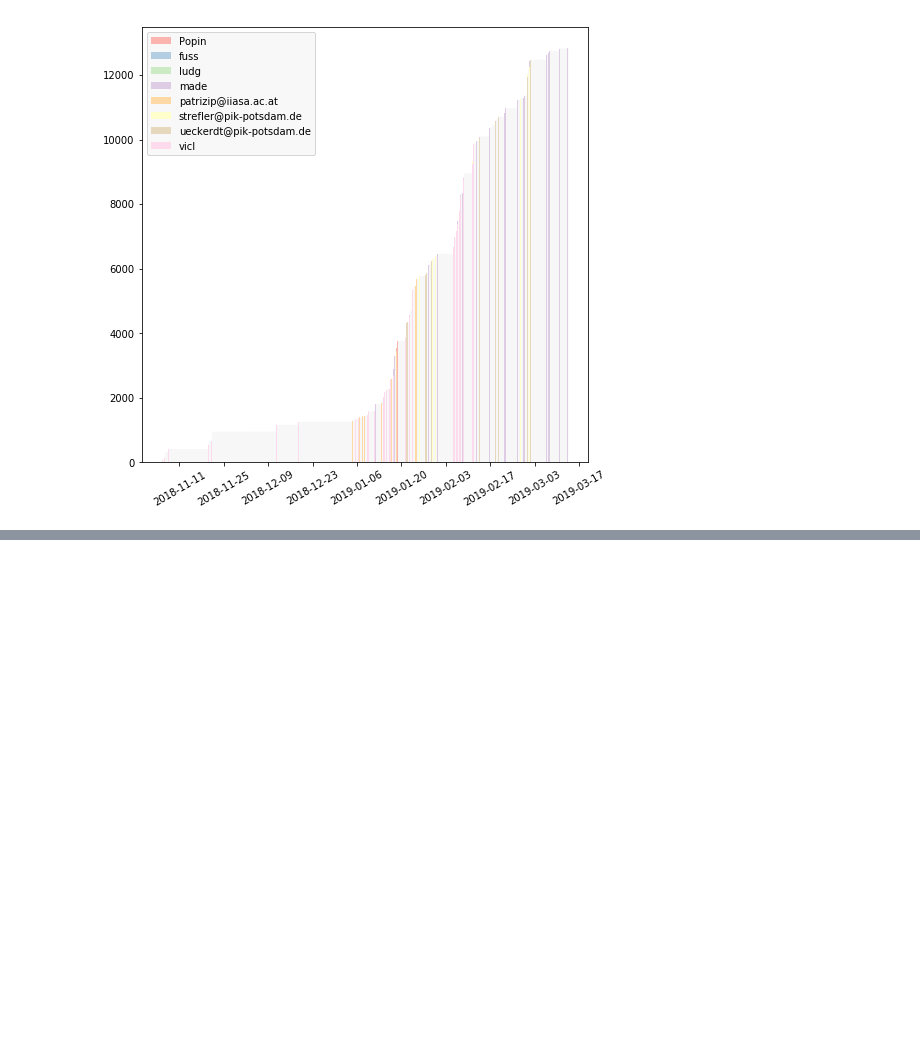
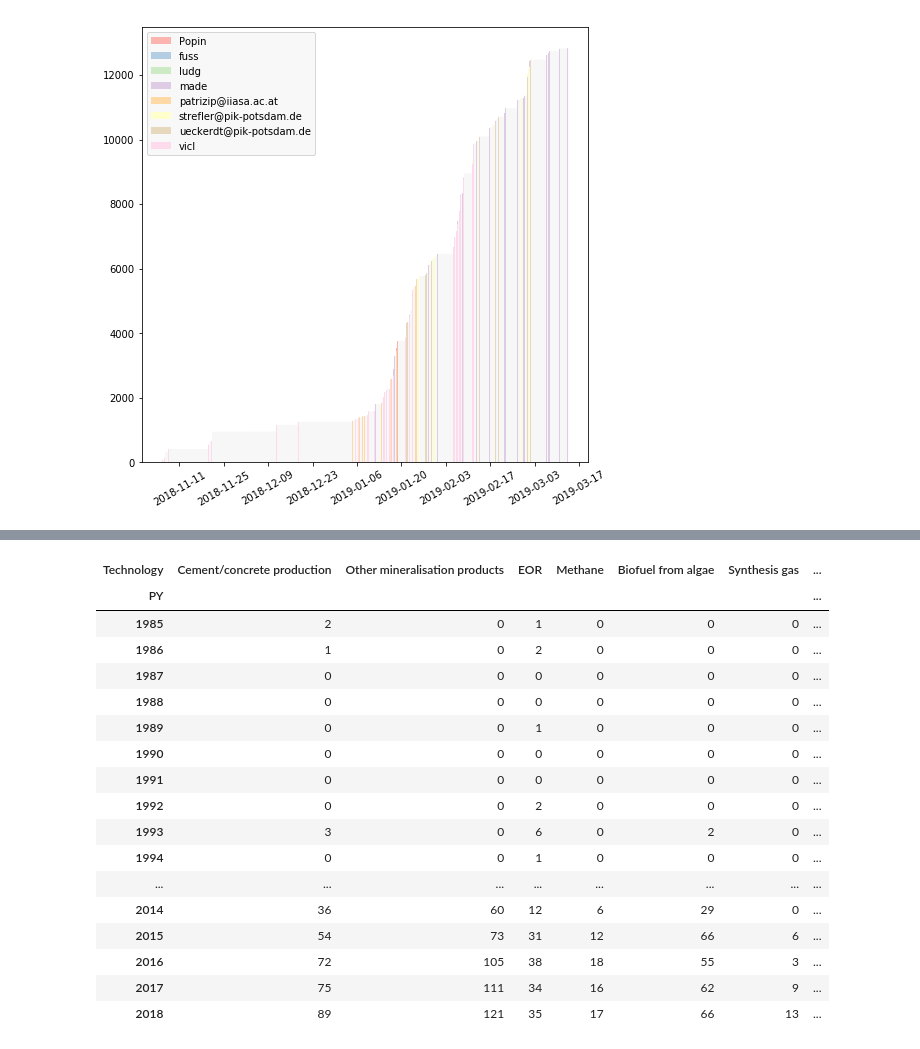
Before and after one commit to mcc-apsis/CCU, a Jupyter notebook: scoping_results.ipynb, the cells around one changed output, grey strips where cells are left out. Cells and saved outputs as stored; diff of their text form; code cells hidden in the pictures; blank space fills up the shorter version.

```diff
--- a/scoping_results.ipynb
+++ b/scoping_results.ipynb
@@ -340,3 +373,24 @@ plt.show()
+# %%
+pdf
+# %% [output]
+| Technology | Cement/concrete production | Other mineralisation products | EOR | Methane | Biofuel from algae | Synthesis gas | ... |
+| PY |  |  |  |  |  |  | ... |
+| 1985 | 2 | 0 | 1 | 0 | 0 | 0 | ... |
+| 1986 | 1 | 0 | 2 | 0 | 0 | 0 | ... |
+| 1987 | 0 | 0 | 0 | 0 | 0 | 0 | ... |
+| 1988 | 0 | 0 | 0 | 0 | 0 | 0 | ... |
+| 1989 | 0 | 0 | 1 | 0 | 0 | 0 | ... |
+| 1990 | 0 | 0 | 0 | 0 | 0 | 0 | ... |
+| 1991 | 0 | 0 | 0 | 0 | 0 | 0 | ... |
+| 1992 | 0 | 0 | 2 | 0 | 0 | 0 | ... |
+| 1993 | 3 | 0 | 6 | 0 | 2 | 0 | ... |
+| 1994 | 0 | 0 | 1 | 0 | 0 | 0 | ... |
+| ... | ... | ... | ... | ... | ... | ... | ... |
+| 2014 | 36 | 60 | 12 | 6 | 29 | 0 | ... |
+| 2015 | 54 | 73 | 31 | 12 | 66 | 6 | ... |
+| 2016 | 72 | 105 | 38 | 18 | 55 | 3 | ... |
+| 2017 | 75 | 111 | 34 | 16 | 62 | 9 | ... |
+| 2018 | 89 | 121 | 35 | 17 | 66 | 13 | ... |
 # %%
 b = 0
 
```
Also changed, not shown: parts of 10 cells of this notebook, 5 other files.
